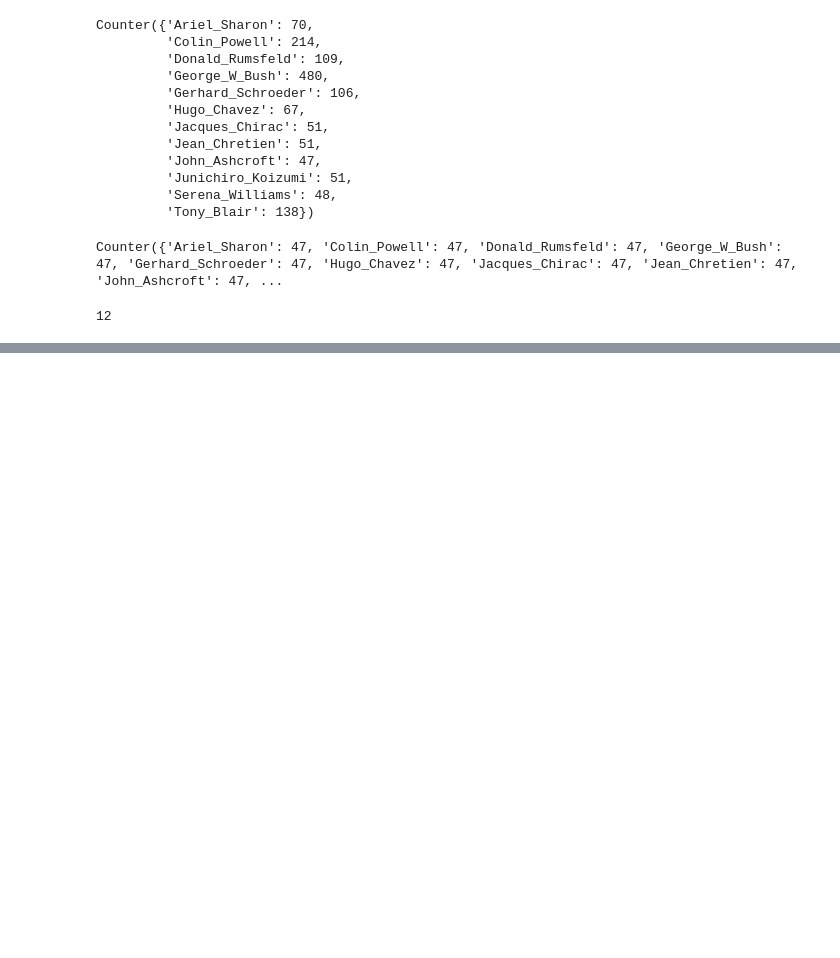
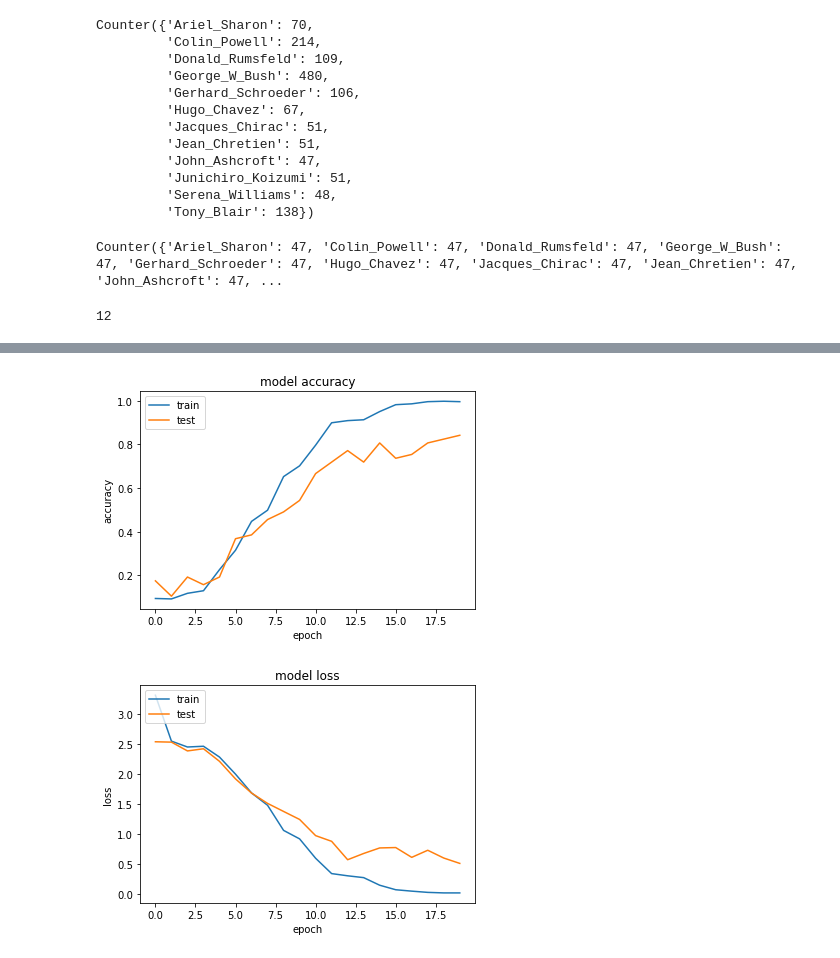
Before and after one commit to rishabhrshanbhag/Employee-Face-Detection-Recognition, a Jupyter notebook: FaceRecognition Trials.ipynb, the cells around one changed output, grey strips where cells are left out. Cells and saved outputs as stored; diff of their text form; code cells hidden in the pictures; blank space fills up the shorter version.

Commit message:
Intermediate progress in cnn for face recognition

```diff
--- a/FaceRecognition Trials.ipynb
+++ b/FaceRecognition Trials.ipynb
@@ -117,5 +80,3 @@ for i in range(len(X_data)):
-# %%
-X_data = np.array(X_temp)
 # %%
 from imblearn.under_sampling import NearMiss
 
@@ -151,9 +116,4 @@ from sklearn.metrics import confusion_matrix
 from sklearn.model_selection import train_test_split
 from sklearn import svm
 
-X_train, X_test, y_train, y_test = train_test_split(X_data, Y_data, train_size=0.8, random_state = 0)
-
-linear = svm.SVC(kernel='linear', C=2).fit(X_train, y_train)
-rbf = svm.SVC(kernel='rbf', gamma=2, C=2).fit(X_train, y_train)
-poly = svm.SVC(kernel='poly', degree=3, C=2).fit(X_train, y_train)
-sig = svm.SVC(kernel='sigmoid', C=2).fit(X_train, y_train)
+X_train, X_test, y_train, y_test = train_test_split(X_data, Y_data, train_size=0.9, random_state = 0)
@@ -159,0 +230,19 @@ sig = svm.SVC(kernel='sigmoid', C=2).fit(X_train, y_train)
+# %%
+from tensorflow.python.keras.optimizers import RMSprop
+from tensorflow.python.keras.callbacks import ModelCheckpoint, EarlyStopping
+
+# checkpoint = ModelCheckpoint("face_recog_vgg.h5", monitor="val_loss", mode = "min", save_best_only = True, verbose = 1)
+# earlystop = EarlyStopping(monitor= 'val_loss', min_delta=0, patience=3, verbose=1,
+#                           restore_best_weights=True
+#                          )
+# callbacks = [earlystop, checkpoint]
+
+model.compile(loss="categorical_crossentropy", optimizer="Adam",metrics=['accuracy'])
+
+epochs=50
+batch_size=64
+
+history = model.fit(X_train,y_train,validation_data = (X_test,y_test), verbose = 1,
+                       epochs = epochs, batch_size = batch_size)
+
+model.save('fgvgg.h5')
@@ -159,0 +268,20 @@ sig = svm.SVC(kernel='sigmoid', C=2).fit(X_train, y_train)
+# %%
+# summarize history for accuracy
+plt.plot(history.history['acc'])
+plt.plot(history.history['val_acc'])
+plt.title('model accuracy')
+plt.ylabel('accuracy')
+plt.xlabel('epoch')
+plt.legend(['train', 'test'], loc='upper left')
+plt.show()
+# summarize history for loss
+plt.plot(history.history['loss'])
+plt.plot(history.history['val_loss'])
+plt.title('model loss')
+plt.ylabel('loss')
+plt.xlabel('epoch')
+plt.legend(['train', 'test'], loc='upper left')
+plt.show()
+# %% [output]
+[figure, added]
+[figure, added]
```
Also changed, not shown: parts of 29 cells of this notebook.
